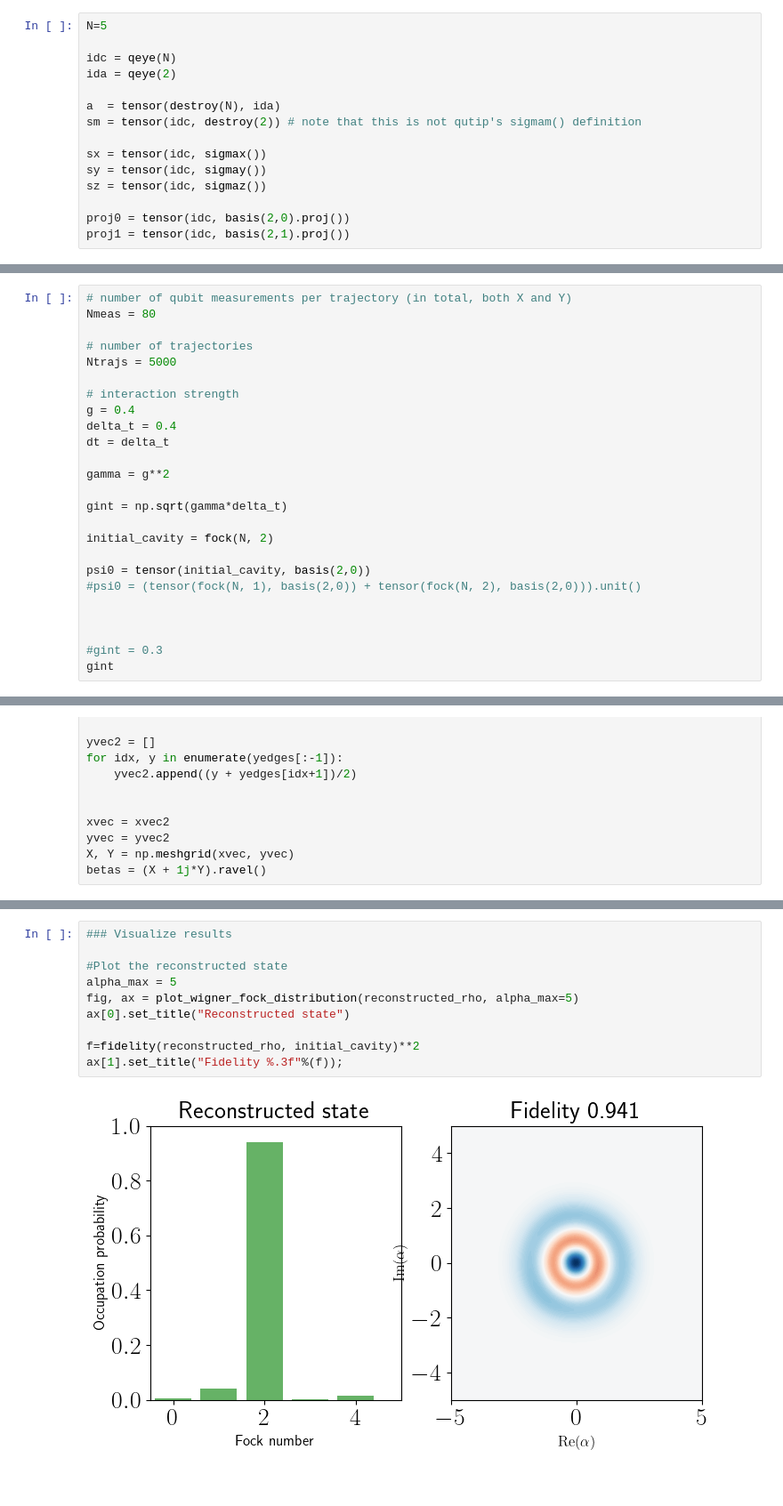
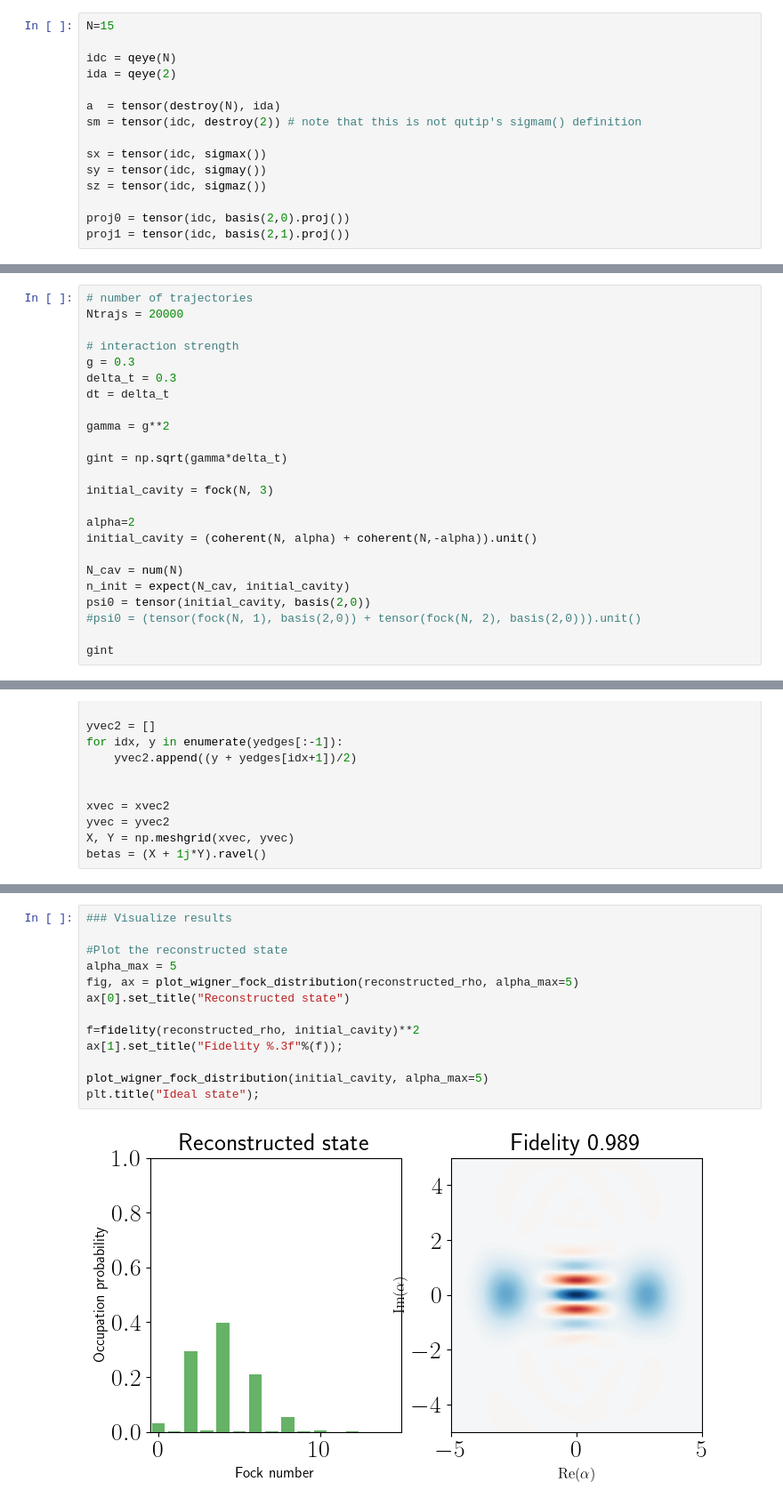
Before and after one commit to ingstra/qubitdyne, a Jupyter notebook: Digital heterodyne detection and CVX tomography.ipynb, the cells around one changed output, grey strips where cells are left out. Shown at 89% size. Drawn from its saved outputs; the diff is of its cells as text.

```diff
--- a/Digital heterodyne detection and CVX tomography.ipynb
+++ b/Digital heterodyne detection and CVX tomography.ipynb
@@ -12,7 +12,7 @@ from joblib import Parallel, delayed
 # %% [markdown]
 ## Define operators
 # %%
-N=5
+N=15
 
 idc = qeye(N)
 ida = qeye(2)
@@ -53,28 +53,27 @@ def H_int(g, dt):
 # %% [markdown]
 ## Params
 # %%
-# number of qubit measurements per trajectory (in total, both X and Y)
-Nmeas = 80
-
 # number of trajectories
-Ntrajs = 5000
+Ntrajs = 20000
 
 # interaction strength
-g = 0.4
-delta_t = 0.4
+g = 0.3
+delta_t = 0.3
 dt = delta_t
 
 gamma = g**2
 
 gint = np.sqrt(gamma*delta_t)
 
-initial_cavity = fock(N, 2)
+initial_cavity = fock(N, 3)
 
+alpha=2
+initial_cavity = (coherent(N, alpha) + coherent(N,-alpha)).unit()
+
+N_cav = num(N)
+n_init = expect(N_cav, initial_cavity)
 psi0 = tensor(initial_cavity, basis(2,0))
 #psi0 = (tensor(fock(N, 1), basis(2,0)) + tensor(fock(N, 2), basis(2,0))).unit()
 
-
-
-#gint = 0.3
 gint
 # %% [output]
@@ -281,12 +303,15 @@ reconstructed_rho = Qobj(X.value)
 # %%
 ### Visualize results
 
 #Plot the reconstructed state
 alpha_max = 5
 fig, ax = plot_wigner_fock_distribution(reconstructed_rho, alpha_max=5)
 ax[0].set_title("Reconstructed state")
 
 f=fidelity(reconstructed_rho, initial_cavity)**2
 ax[1].set_title("Fidelity %.3f"%(f));
+
+plot_wigner_fock_distribution(initial_cavity, alpha_max=5)
+plt.title("Ideal state");
 # %% [output]
-[figure, old version]
+[figure, new version]
```
Also changed, not shown: parts of 9 cells of this notebook.
